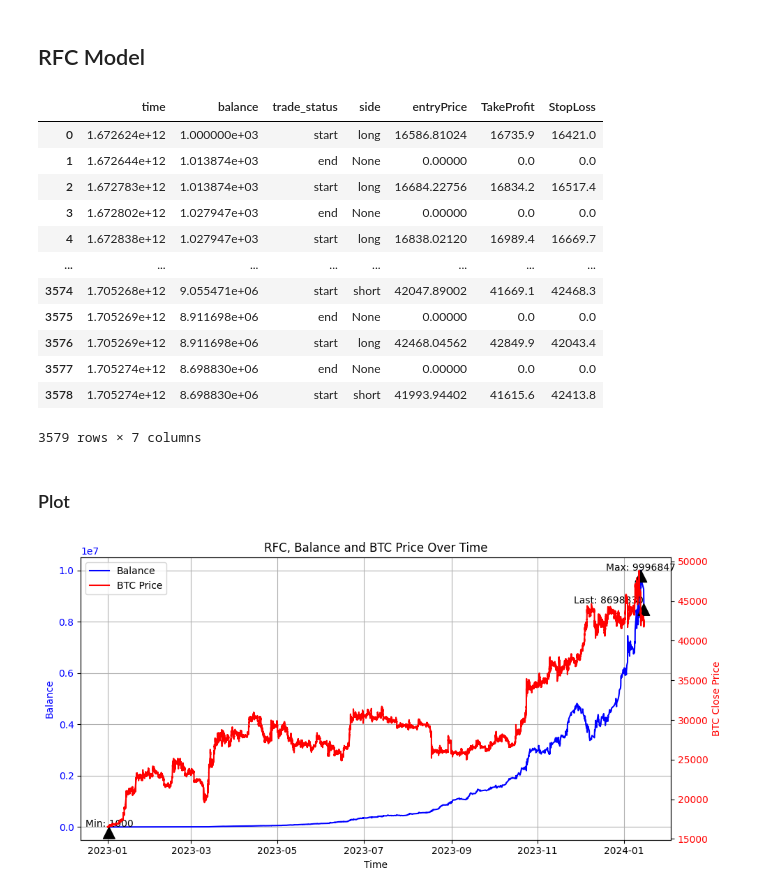
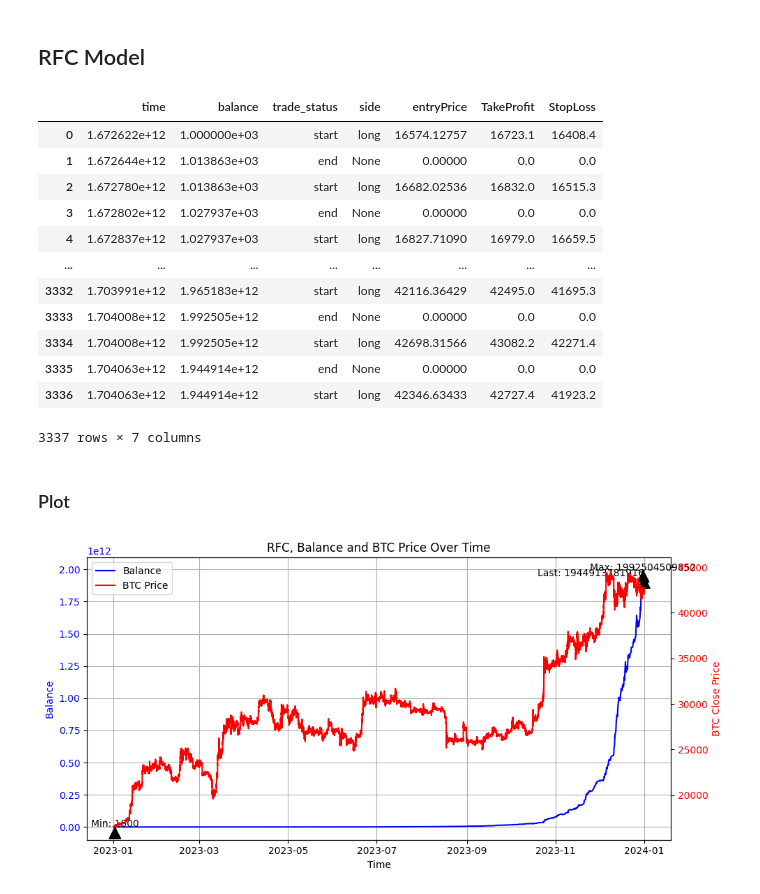
Before and after one commit to sminibae/MidasProject3, a Jupyter notebook: BTC/07.Backtest.ipynb, the cells around one changed output. Saved outputs shown, nothing was run; the diff lists cells and outputs as text; code cells hidden in the pictures.

```diff
--- a/BTC/07.Backtest.ipynb
+++ b/BTC/07.Backtest.ipynb
@@ -243,8 +243,8 @@ def BackTest(matrix_array, predictions,leverage=2, SL=10):
 # %%
 #predict
 
-predictions = np.load(f'Data/RFC_20_2023_prediction.npy')
-matrix_array = np.load('Data/data_2023_matrix_20.npy')
+predictions = np.load(f'Data/RFC_60_2023_prediction.npy')
+matrix_array = np.load('Data/data_2023_matrix_60.npy')
 balance, trades = BackTest(matrix_array, predictions)
 # %%
 
@@ -253,18 +253,18 @@ trades_df = pd.DataFrame(trades, columns=['time', 'balance', 'trade_status', 'si
 trades_df
 # %% [output]
 |  | time | balance | trade_status | side | entryPrice | TakeProfit | StopLoss |
-| 0 | 1.672624e+12 | 1.000000e+03 | start | long | 16586.81024 | 16735.9 | 16421.0 |
-| 1 | 1.672644e+12 | 1.013874e+03 | end | None | 0.00000 | 0.0 | 0.0 |
-| 2 | 1.672783e+12 | 1.013874e+03 | start | long | 16684.22756 | 16834.2 | 16517.4 |
-| 3 | 1.672802e+12 | 1.027947e+03 | end | None | 0.00000 | 0.0 | 0.0 |
-| 4 | 1.672838e+12 | 1.027947e+03 | start | long | 16838.02120 | 16989.4 | 16669.7 |
+| 0 | 1.672622e+12 | 1.000000e+03 | start | long | 16574.12757 | 16723.1 | 16408.4 |
+| 1 | 1.672644e+12 | 1.013863e+03 | end | None | 0.00000 | 0.0 | 0.0 |
+| 2 | 1.672780e+12 | 1.013863e+03 | start | long | 16682.02536 | 16832.0 | 16515.3 |
+| 3 | 1.672802e+12 | 1.027937e+03 | end | None | 0.00000 | 0.0 | 0.0 |
+| 4 | 1.672837e+12 | 1.027937e+03 | start | long | 16827.71090 | 16979.0 | 16659.5 |
 | ... | ... | ... | ... | ... | ... | ... | ... |
-| 3574 | 1.705268e+12 | 9.055471e+06 | start | short | 42047.89002 | 41669.1 | 42468.3 |
-| 3575 | 1.705269e+12 | 8.911698e+06 | end | None | 0.00000 | 0.0 | 0.0 |
-| 3576 | 1.705269e+12 | 8.911698e+06 | start | long | 42468.04562 | 42849.9 | 42043.4 |
-| 3577 | 1.705274e+12 | 8.698830e+06 | end | None | 0.00000 | 0.0 | 0.0 |
-| 3578 | 1.705274e+12 | 8.698830e+06 | start | short | 41993.94402 | 41615.6 | 42413.8 |
+| 3332 | 1.703991e+12 | 1.965183e+12 | start | long | 42116.36429 | 42495.0 | 41695.3 |
+| 3333 | 1.704008e+12 | 1.992505e+12 | end | None | 0.00000 | 0.0 | 0.0 |
+| 3334 | 1.704008e+12 | 1.992505e+12 | start | long | 42698.31566 | 43082.2 | 42271.4 |
+| 3335 | 1.704063e+12 | 1.944914e+12 | end | None | 0.00000 | 0.0 | 0.0 |
+| 3336 | 1.704063e+12 | 1.944914e+12 | start | long | 42346.63433 | 42727.4 | 41923.2 |
-3579 rows × 7 columns
+3337 rows × 7 columns
 # %% [markdown]
 ### Plot
 # %%
@@ -276,7 +276,7 @@ trades_df['time'] = trades_df['time'].apply(lambda x: unix_to_iso(x))
 trades_df['time'] = pd.to_datetime(trades_df['time'])
 
 # Load and process BTC data
-btc_df = pd.read_csv('Data/2023_BTC_data.csv')
+btc_df = pd.read_csv('Data/2023_BTCUSDT_3min_data.csv')
 btc_df = btc_df[['Open time', 'Close']]
 btc_df['time'] = btc_df['Open time'].apply(lambda x: unix_to_iso(x))
 btc_df['time'] = pd.to_datetime(btc_df['time'])
@@ -321,31 +321,31 @@ ax1.annotate(f'Max: {max_balance}',
 
 # Annotate the minimum balance
 ax1.annotate(f'Min: {min_balance}',
                 xy=(time_of_min_balance, min_balance),
                 xytext=(time_of_min_balance, min_balance - 100),  # Adjust text position
                 arrowprops=dict(facecolor='black', shrink=0.05),
                 ha='center')  # Horizontal alignment
 
 # Annotate the last balance
 ax1.annotate(f'Last: {last_balance}',
                 xy=(last_time, last_balance),
                 xytext=(last_time, last_balance - 100),  # Adjust text position
                 arrowprops=dict(facecolor='black', shrink=0.05),
                 ha='right')  # Horizontal alignment
 
 # Set the title and layout
 plt.title(f'RFC, Balance and BTC Price Over Time')
 plt.xticks(rotation=45)  # Rotate the x-axis labels for readability
 fig.tight_layout()  # Adjust layout
 
 # Add a legend
 lines, labels = ax1.get_legend_handles_labels()
 lines2, labels2 = ax2.get_legend_handles_labels()
 ax2.legend(lines + lines2, labels + labels2, loc='upper left')
 
 # Save the figure
 # fig.savefig(f'Figures/RFC.png')
 plt.show()
 plt.close(fig)
 # %% [output]
-[figure, old version]
+[figure, new version]
```
Also changed, not shown: parts of 2 cells of this notebook, 35 other files.
